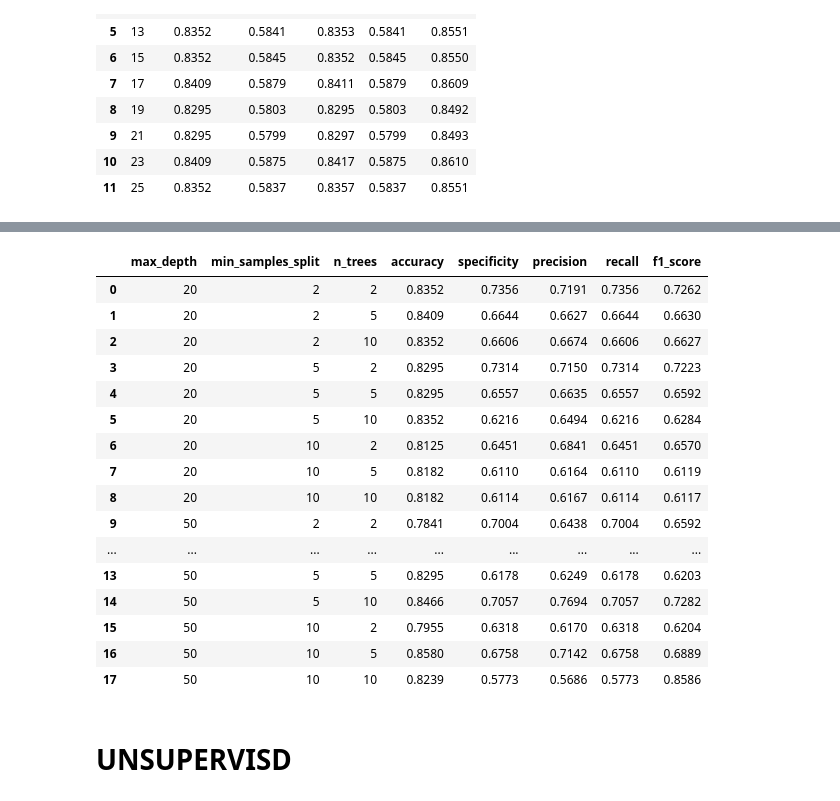
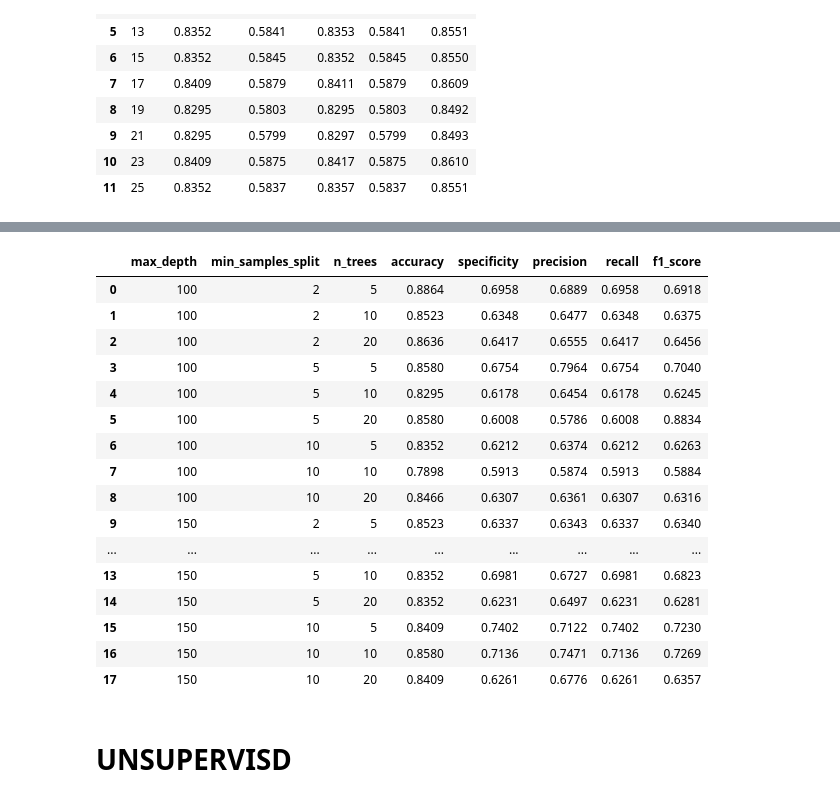
Before and after one commit to Rachid-Mek/data-mining, a Jupyter notebook: part2.ipynb, the cells around one changed output, grey strips where cells are left out. Saved outputs shown, nothing was run; the diff lists cells and outputs as text; code cells hidden in the pictures.

```diff
--- a/part2.ipynb
+++ b/part2.ipynb
@@ -393,7 +393,7 @@ dt_f1_score = F1_score(conf_mat)
 <h2>Random Forest</h2>
 # %%
 class RandomForest:
-    def __init__(self, n_trees=10, min_samples_split=2, max_depth=10, n_features=None):
+    def __init__(self, n_trees=10, min_samples_split=2, max_depth=150, n_features=None):
         self.n_trees = n_trees
         self.min_samples_split = min_samples_split
         self.max_depth = max_depth
@@ -425,14 +425,14 @@ class RandomForest:
         y_pred = [self.most_common_label(tree_pred) for tree_pred in tree_preds]
         return y_pred
 # %%
-random_forest_start = time.time()
 # Create an instance of the RandomForest class
-random_forest = RandomForest(n_trees=10, min_samples_split=10, max_depth=20, n_features=None)
+random_forest = RandomForest(n_trees=5, min_samples_split=2, max_depth=100, n_features=None)
 
 # Fit the model on the training set
 random_forest.fit(np.array(x_train), np.array(y_train))
 
 # Predict on the test set
+random_forest_start = time.time()
 y_pred_rf = random_forest.predict(np.array(x_test))
 random_forest_end = time.time()
 Random_Forest_time = random_forest_end - random_forest_start
@@ -440,14 +440,10 @@ Random_Forest_time = random_forest_end - random_forest_start
 conf_mat = confusion_matrix(y_test, y_pred_rf, len(np.unique(y_test)))
 fig = plot_confusion_matrix(conf_mat, classes=['Class 0', 'Class 1','class 2'])
 
-print('y_pred_rf:', y_pred_rf)
-print('temps d execution :', Random_Forest_time)
 # Compute the metrics
 rf_accuracy = EXACTITUDE(conf_mat)
 rf_specificity = SPECIFICITE(conf_mat)
 prec, rf_precision = PRECISION(conf_mat)
 rec, rf_recall = RAPPEL(conf_mat)
 rf_f1_score = F1_score(conf_mat)
-print(conf_mat)
-print('accuracy :',rf_accuracy)
 # %% [output]
@@ -492,3 +519,16 @@ Illustration par des exemples
 # # Predict on the test set
 # y_pred_rf = random_forest.predict([list(instance)])
 # print('la classe predite est :', y_pred_rf)
+# %%
+from sklearn.decomposition import PCA
+pca = PCA(n_components=2)
+pca.fit(x_train)
+x_pca = pca.transform(x_train)
+
+#plotting the clusters
+plt.figure(figsize=(8,6))
+plt.scatter(x_pca[:,0],x_pca[:,1],c=y_train,cmap='rainbow')
+plt.xlabel('First Principal Component')
+plt.ylabel('Second Principal Component')
+plt.title('Clusters from KNN')
+plt.show()
@@ -674,9 +727,9 @@ exprimentation_dt()
 # %%
 def exprimentation_RF():
     ''' return accuracy , specificity , precision , recall , f1_score , max_depth , min_samples_split , n_trees '''
-    max_depth = [20, 50]
+    max_depth = [100, 150]
     min_samples_split = [2, 5, 10]
-    n_trees = [2,5,10]
+    n_trees = [5,10,20]
 
     accuracy = []
     specificity = []
@@ -687,49 +740,49 @@ def exprimentation_RF():
     min_samples_split_list = []
     n_trees_list = []
 
     for i in max_depth:
         for j in min_samples_split:
             for k in n_trees:
                 random_forest = RandomForest(n_trees=k, min_samples_split=j, max_depth=i, n_features=None)
                 random_forest.fit(np.array(x_train), np.array(y_train))
                 y_pred_rf = random_forest.predict(np.array(x_test))
                 conf_mat = confusion_matrix(y_test, y_pred_rf, len(np.unique(y_test)))
                 accuracy.append(round(EXACTITUDE(conf_mat), 4))
                 specificity.append(round(SPECIFICITE(conf_mat), 4))
                 prec, precision_mean = PRECISION(conf_mat)
                 precision.append(round(precision_mean, 4))
                 rec, recall_mean = RAPPEL(conf_mat)
                 recall.append(round(recall_mean, 4))
                 f1_score.append(round(F1_score(conf_mat), 4))
                 max_depth_list.append(i)
                 min_samples_split_list.append(j)
                 n_trees_list.append(k)
 
     df = pd.DataFrame({'max_depth': max_depth_list, 'min_samples_split': min_samples_split_list, 'n_trees': n_trees_list,
                      'accuracy': accuracy, 'specificity': specificity, 'precision': precision, 'recall': recall,
                      'f1_score': f1_score})
 
     return df
 
 exprimentation_RF()
 # %% [output]
 |  | max_depth | min_samples_split | n_trees | accuracy | specificity | precision | recall | f1_score |
-| 0 | 20 | 2 | 2 | 0.8352 | 0.7356 | 0.7191 | 0.7356 | 0.7262 |
-| 1 | 20 | 2 | 5 | 0.8409 | 0.6644 | 0.6627 | 0.6644 | 0.6630 |
-| 2 | 20 | 2 | 10 | 0.8352 | 0.6606 | 0.6674 | 0.6606 | 0.6627 |
-| 3 | 20 | 5 | 2 | 0.8295 | 0.7314 | 0.7150 | 0.7314 | 0.7223 |
-| 4 | 20 | 5 | 5 | 0.8295 | 0.6557 | 0.6635 | 0.6557 | 0.6592 |
-| 5 | 20 | 5 | 10 | 0.8352 | 0.6216 | 0.6494 | 0.6216 | 0.6284 |
-| 6 | 20 | 10 | 2 | 0.8125 | 0.6451 | 0.6841 | 0.6451 | 0.6570 |
-| 7 | 20 | 10 | 5 | 0.8182 | 0.6110 | 0.6164 | 0.6110 | 0.6119 |
-| 8 | 20 | 10 | 10 | 0.8182 | 0.6114 | 0.6167 | 0.6114 | 0.6117 |
-| 9 | 50 | 2 | 2 | 0.7841 | 0.7004 | 0.6438 | 0.7004 | 0.6592 |
+| 0 | 100 | 2 | 5 | 0.8864 | 0.6958 | 0.6889 | 0.6958 | 0.6918 |
+| 1 | 100 | 2 | 10 | 0.8523 | 0.6348 | 0.6477 | 0.6348 | 0.6375 |
+| 2 | 100 | 2 | 20 | 0.8636 | 0.6417 | 0.6555 | 0.6417 | 0.6456 |
+| 3 | 100 | 5 | 5 | 0.8580 | 0.6754 | 0.7964 | 0.6754 | 0.7040 |
+| 4 | 100 | 5 | 10 | 0.8295 | 0.6178 | 0.6454 | 0.6178 | 0.6245 |
+| 5 | 100 | 5 | 20 | 0.8580 | 0.6008 | 0.5786 | 0.6008 | 0.8834 |
+| 6 | 100 | 10 | 5 | 0.8352 | 0.6212 | 0.6374 | 0.6212 | 0.6263 |
+| 7 | 100 | 10 | 10 | 0.7898 | 0.5913 | 0.5874 | 0.5913 | 0.5884 |
+| 8 | 100 | 10 | 20 | 0.8466 | 0.6307 | 0.6361 | 0.6307 | 0.6316 |
+| 9 | 150 | 2 | 5 | 0.8523 | 0.6337 | 0.6343 | 0.6337 | 0.6340 |
 | ... | ... | ... | ... | ... | ... | ... | ... | ... |
-| 13 | 50 | 5 | 5 | 0.8295 | 0.6178 | 0.6249 | 0.6178 | 0.6203 |
-| 14 | 50 | 5 | 10 | 0.8466 | 0.7057 | 0.7694 | 0.7057 | 0.7282 |
-| 15 | 50 | 10 | 2 | 0.7955 | 0.6318 | 0.6170 | 0.6318 | 0.6204 |
-| 16 | 50 | 10 | 5 | 0.8580 | 0.6758 | 0.7142 | 0.6758 | 0.6889 |
-| 17 | 50 | 10 | 10 | 0.8239 | 0.5773 | 0.5686 | 0.5773 | 0.8586 |
+| 13 | 150 | 5 | 10 | 0.8352 | 0.6981 | 0.6727 | 0.6981 | 0.6823 |
+| 14 | 150 | 5 | 20 | 0.8352 | 0.6231 | 0.6497 | 0.6231 | 0.6281 |
+| 15 | 150 | 10 | 5 | 0.8409 | 0.7402 | 0.7122 | 0.7402 | 0.7230 |
+| 16 | 150 | 10 | 10 | 0.8580 | 0.7136 | 0.7471 | 0.7136 | 0.7269 |
+| 17 | 150 | 10 | 20 | 0.8409 | 0.6261 | 0.6776 | 0.6261 | 0.6357 |
 # %% [markdown]
 <h1>UNSUPERVISD</h1>
 # %%
```
Also changed, not shown: parts of 15 cells of this notebook, 2 other files.
